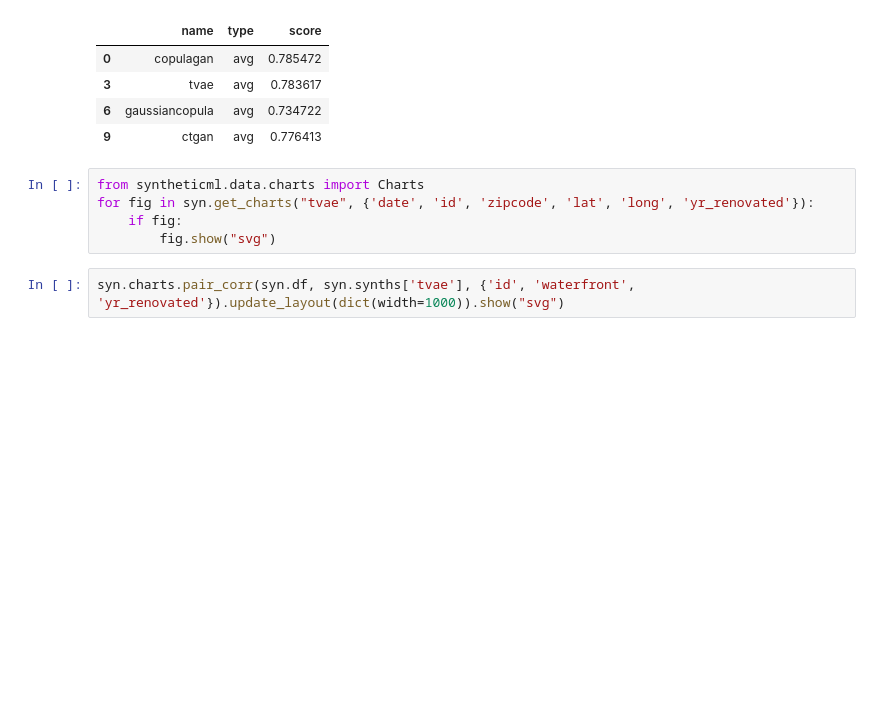
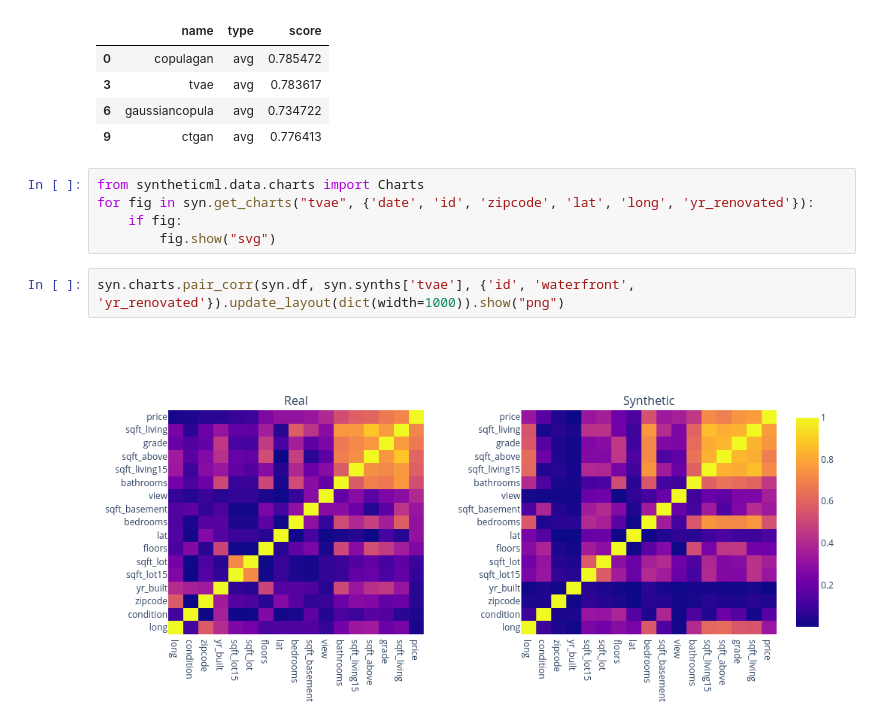
Before and after one commit to gvillarroel/synthetic-data-for-text, a Jupyter notebook: notebooks/kingcounty.ipynb, the cells around one changed output. Cells and saved outputs as stored; diff of their text form; blank space fills up the shorter version.

Commit message:
updating images

```diff
--- a/notebooks/kingcounty.ipynb
+++ b/notebooks/kingcounty.ipynb
@@ -80,4 +80,6 @@ for fig in syn.get_charts("tvae", {'date', 'id', 'zipcode', 'lat', 'long', 'yr_r
     if fig:
         fig.show("svg")
 # %%
-syn.charts.pair_corr(syn.df, syn.synths['tvae'], {'id', 'waterfront', 'yr_renovated'}).update_layout(dict(width=1000)).show("svg")
+syn.charts.pair_corr(syn.df, syn.synths['tvae'], {'id', 'waterfront', 'yr_renovated'}).update_layout(dict(width=1000)).show("png")
+# %% [output]
+[figure, added]
```
